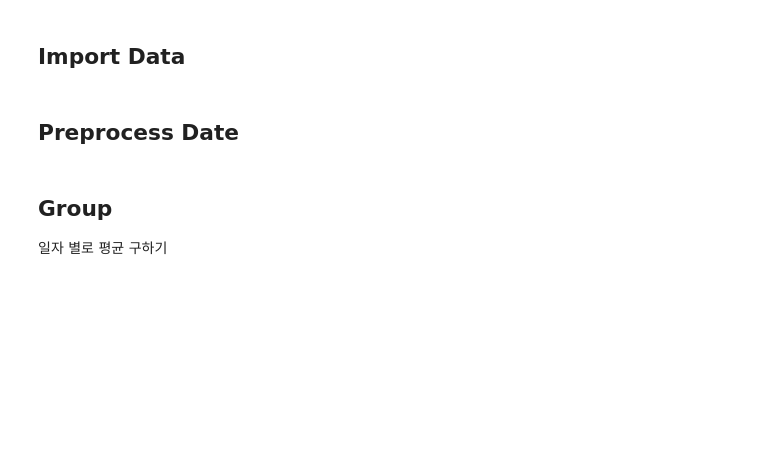
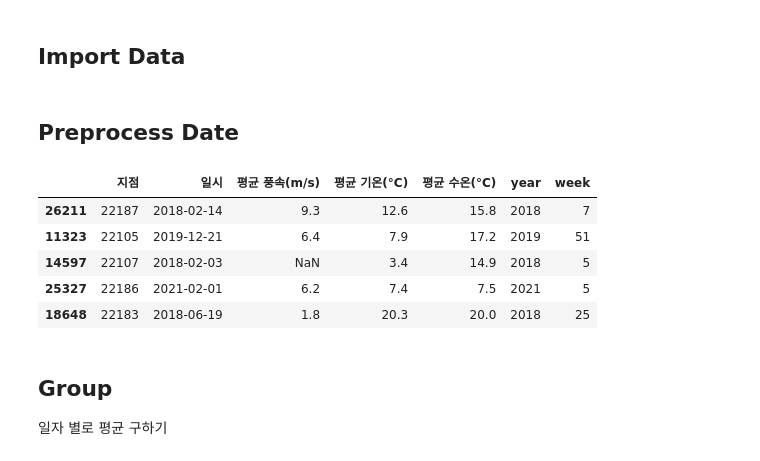
Before and after one commit to Yeony54/Project_Seafood_Import_Price_Prediction, a Jupyter notebook: 민서_Preprocessing.ipynb, the cells around one changed output. Saved outputs shown, nothing was run; the diff lists cells and outputs as text; code cells hidden in the pictures; blank space fills up the shorter version.

```diff
--- a/민서_Preprocessing.ipynb
+++ b/민서_Preprocessing.ipynb
@@ -266,9 +276,6 @@ df_weather[df_weather['CTRY_1'] == "칠레"].sort_values(by=['year', 'week'])
 ## Add to Training Data
 # %%
 df_train = pd.merge(df_train, df_weather, how='left', on=['year', 'week', 'CTRY_1'])
-# %%
-pd.set_option("display.max_columns", None)
-df_train.sample(5)
 # %% [markdown]
 ---
 # %% [markdown]
@@ -321,9 +338,6 @@ oil과 비교하였을 때 dubai의 경우 28개, brent의 경우 3개의 데이
 ## Add to Training Data
 # %%
 df_train = pd.merge(df_train, df_oil, how='left', on=['year', 'week'])
-# %%
-pd.set_option("display.max_columns", None)
-df_train.sample(5)
 # %% [markdown]
 ---
 # %% [markdown]
@@ -335,8 +349,17 @@ df_weather_kr = pd.read_csv(os.path.join(root, 'raw_weather_korea.csv'), encodin
 # %% [markdown]
 ## Preprocess Date
 # %%
-df_weather_kr['date'] = datetime(df_weather_kr['일시'].str[:4] + df_weather_kr['일시'].str[5:7] + df_weather_kr['일시'].str[8:])
+df_weather_kr['date'] = pd.to_datetime(df_weather_kr['일시'].str[:4] + df_weather_kr['일시'].str[5:7] + df_weather_kr['일시'].str[8:])
 set_week(df_weather_kr, 'date')
+# %%
+df_weather_kr.sample(5)
+# %% [output]
+|  | 지점 | 일시 | 평균 풍속(m/s) | 평균 기온(°C) | 평균 수온(°C) | year | week |
+| 26211 | 22187 | 2018-02-14 | 9.3 | 12.6 | 15.8 | 2018 | 7 |
+| 11323 | 22105 | 2019-12-21 | 6.4 | 7.9 | 17.2 | 2019 | 51 |
+| 14597 | 22107 | 2018-02-03 | NaN | 3.4 | 14.9 | 2018 | 5 |
+| 25327 | 22186 | 2021-02-01 | 6.2 | 7.4 | 7.5 | 2021 | 5 |
+| 18648 | 22183 | 2018-06-19 | 1.8 | 20.3 | 20.0 | 2018 | 25 |
 # %% [markdown]
 ## Group
 일자 별로 평균 구하기
```
Also changed, not shown: parts of 28 cells of this notebook.
